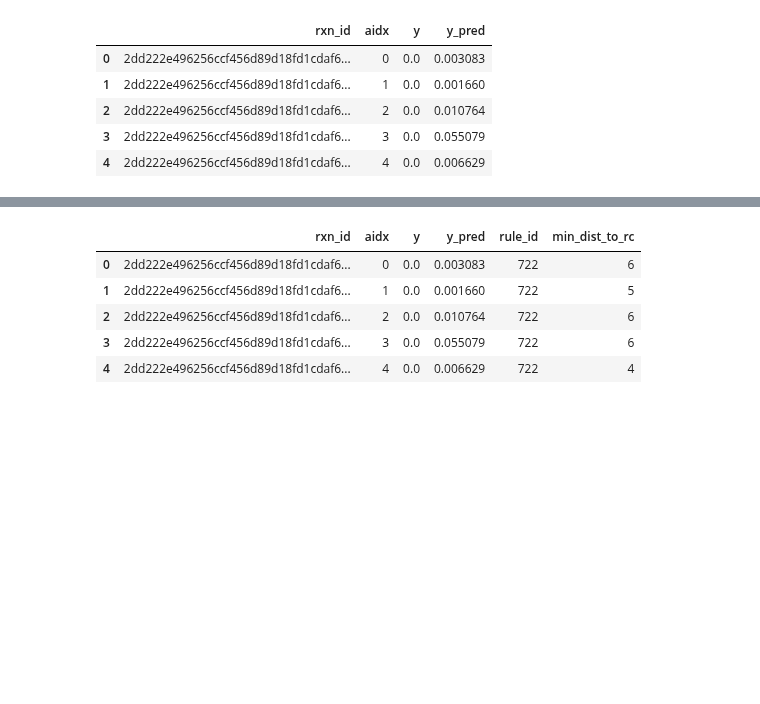
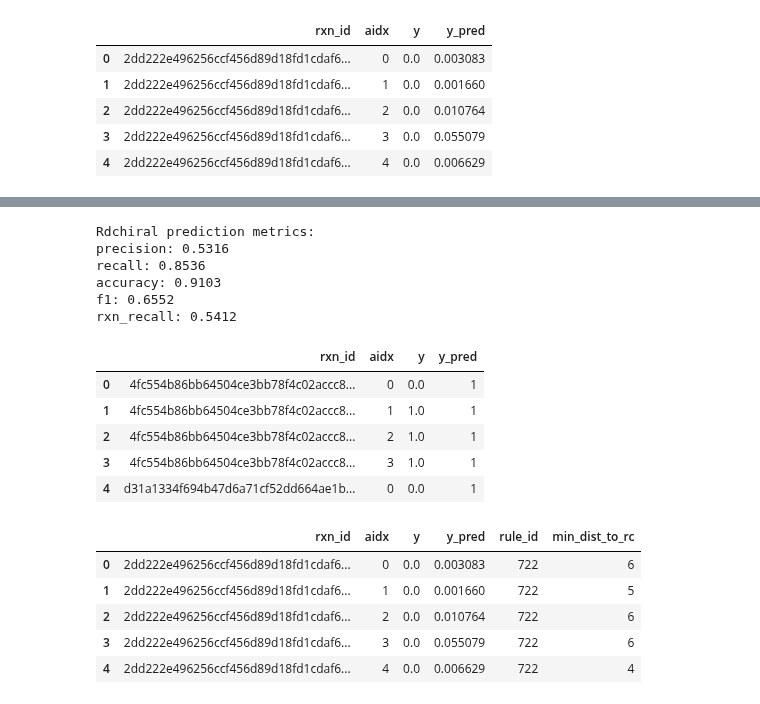
Before and after one commit to stefanpate/coarse-grain-rxns, a Jupyter notebook: notebooks/mech_classification_performance.ipynb, the cells around one changed output, grey strips where cells are left out. Saved outputs shown, nothing was run; the diff lists cells and outputs as text; code cells hidden in the pictures; blank space fills up the shorter version.

```diff
--- a/notebooks/mech_classification_performance.ipynb
+++ b/notebooks/mech_classification_performance.ipynb
@@ -146,4 +147,51 @@ full.head()
 | 4 | 1df0c98f185e6581109d26af4be03ea93... | CC(=O)SCCNC(=O)CCNC(=O)C(O)C(C)(C... | [CH3:4][C:1](=[O:2])[S:10][CH2:11... | [C&D3&v4&H0&+0&!R&z2:1](=[O&D1&v2... | (((1, 2, 3), (5,)), ((5, 6, 8), (... | 39 | [[[1, 3], [5]], [[6, 5], [47]]] | [[1], [0], [1], [0], [1], [2], [3... | ... |
+# %%
+rdchiral_preds = pd.read_parquet(
+    Path(cfg.processed_data) / "rdchiral_predictions.parquet"
+)
+
+rdchiral_metrics = {}
+rdchiral_metrics['precision'] = precision_score(
+    y_true=rdchiral_preds['y'],
+    y_pred=rdchiral_preds['y_pred']
+)
+rdchiral_metrics['recall'] = recall_score(
+    y_true=rdchiral_preds['y'],
+    y_pred=rdchiral_preds['y_pred']
+)
+rdchiral_metrics['accuracy'] = accuracy_score(
+    y_true=rdchiral_preds['y'],
+    y_pred=rdchiral_preds['y_pred']
+)
+rdchiral_metrics['f1'] = f1_score(
+    y_true=rdchiral_preds['y'],
+    y_pred=rdchiral_preds['y_pred']
+)
+
+rxn_recovery_indicator = []
+rdchiral_rxn_recall = rdchiral_preds.groupby('rxn_id').apply(
+    lambda x: int((x['y_pred'] - x['y'] >= 0).all())
+)
+rdchiral_metrics['rxn_recall'] = rdchiral_rxn_recall.sum() / len(rdchiral_rxn_recall)
+
+print("Rdchiral prediction metrics:")
+for k, v in rdchiral_metrics.items():
+    print(f"{k}: {v:.4f}")
+
+rdchiral_preds.head()
+# %% [output]
+Rdchiral prediction metrics:
+precision: 0.5316
+recall: 0.8536
+accuracy: 0.9103
+f1: 0.6552
+rxn_recall: 0.5412
+|  | rxn_id | aidx | y | y_pred |
+| 0 | 4fc554b86bb64504ce3bb78f4c02accc8... | 0 | 0.0 | 1 |
+| 1 | 4fc554b86bb64504ce3bb78f4c02accc8... | 1 | 1.0 | 1 |
+| 2 | 4fc554b86bb64504ce3bb78f4c02accc8... | 2 | 1.0 | 1 |
+| 3 | 4fc554b86bb64504ce3bb78f4c02accc8... | 3 | 1.0 | 1 |
+| 4 | d31a1334f694b47d6a71cf52dd664ae1b... | 0 | 0.0 | 1 |
 # %%
 min_dist_map = dict(zip(full["rxn_id"], full["min_dist_to_rc"]))
 rule_id_map = dict(zip(full["rxn_id"], full["rule_id"]))
```
Also changed, not shown: parts of 9 cells of this notebook, 21 other files.
